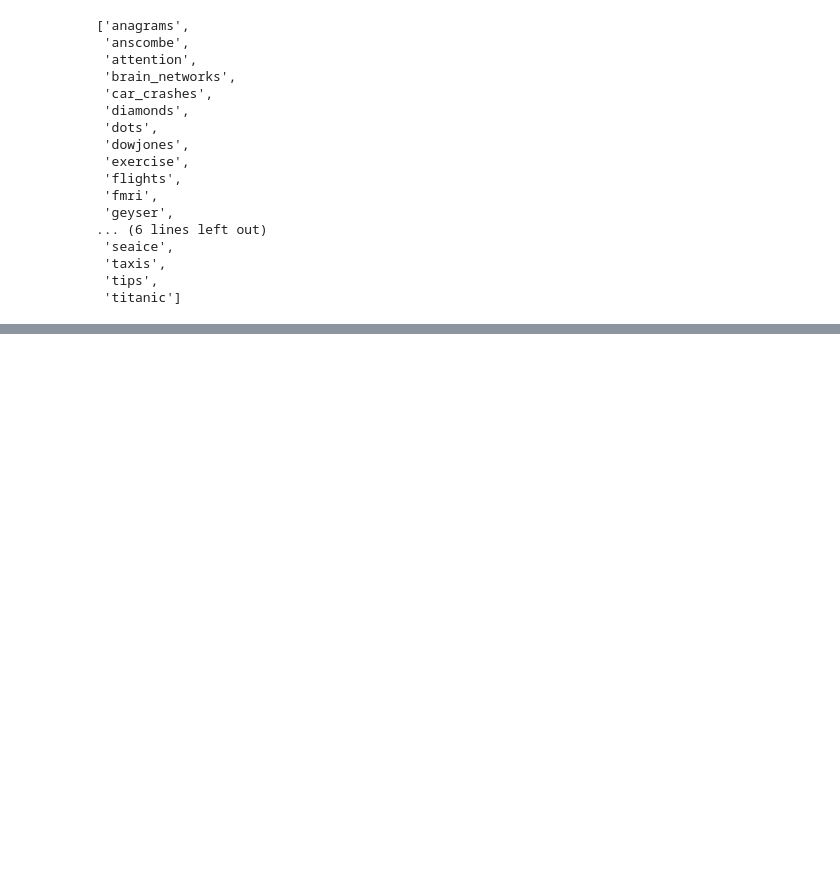
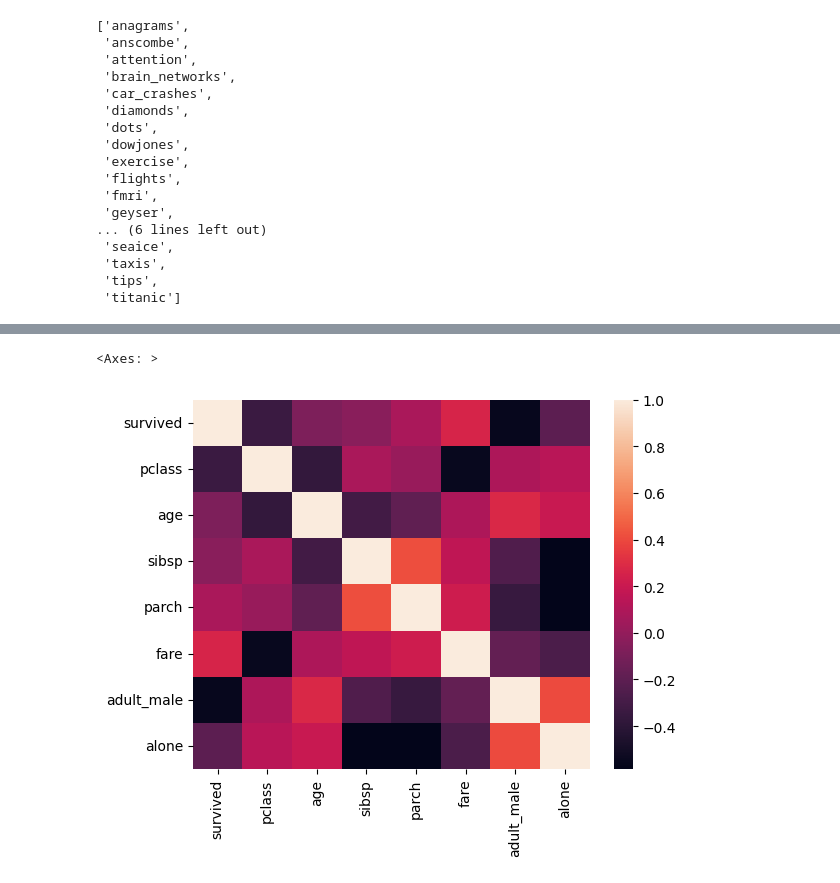
Before and after one commit to malik09-teach/batch-01, a Jupyter notebook: EDA/multivaraite_analysis.ipynb, the cells around one changed output, grey strips where cells are left out. Drawn from its saved outputs; the diff is of its cells as text; code cells hidden in the pictures; blank space fills up the shorter version.

```diff
--- a/EDA/multivaraite_analysis.ipynb
+++ b/EDA/multivaraite_analysis.ipynb
@@ -42,0 +65,5 @@ sns.scatterplot(x=data['survived'],y=data['age'])
+# %%
+sns.heatmap(corrdata)
+# %% [output]
+<Axes: >
+[figure, added]
```
Also changed, not shown: parts of 7 cells of this notebook.
